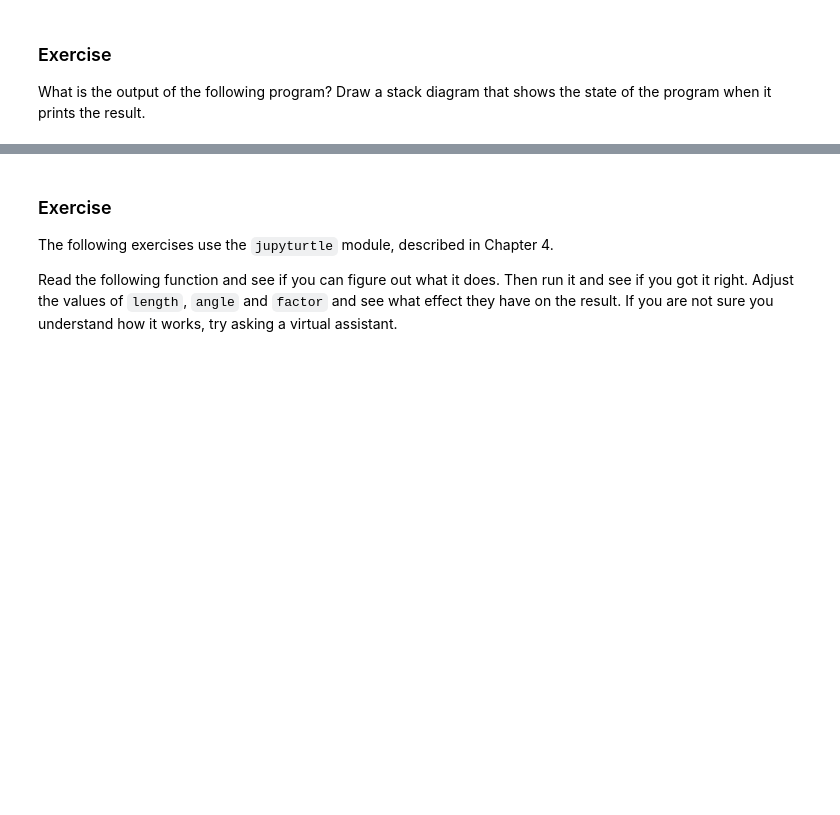
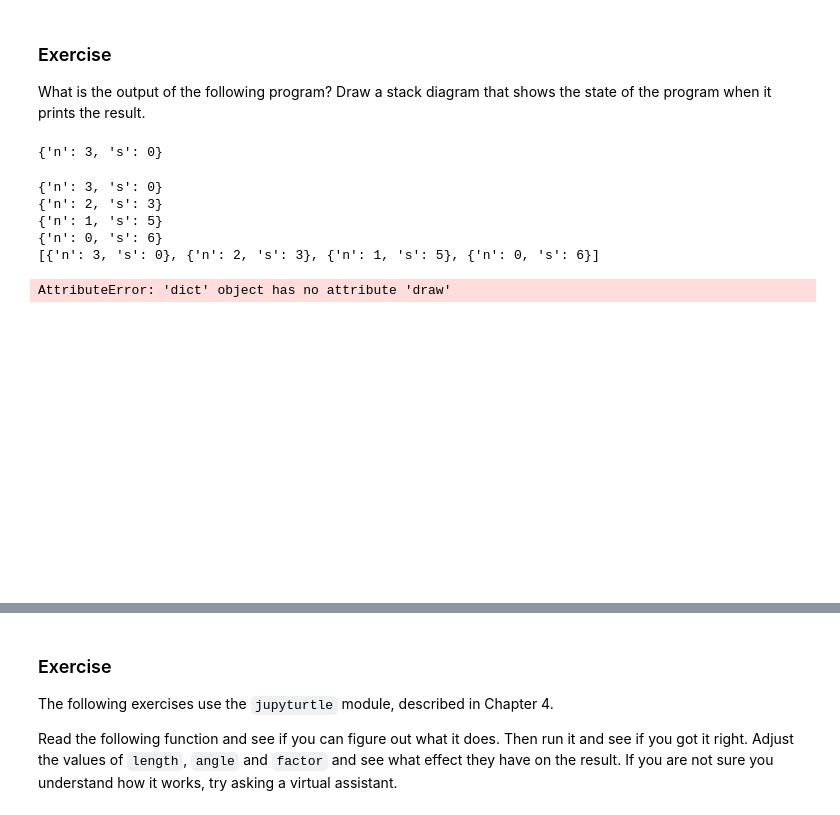
Before and after one commit to robertioxd/Think-python-book, a Jupyter notebook: chapters/chap05.ipynb, the cells around one changed output, grey strips where cells are left out. Drawn from its saved outputs; the diff is of its cells as text; code cells hidden in the pictures; blank space fills up the shorter version.

```diff
--- a/chapters/chap05.ipynb
+++ b/chapters/chap05.ipynb
@@ -633,0 +677,38 @@ recurse(3, 0)
+# %%
+print(dict(n=3,s=0))
+# %% [output]
+{'n': 3, 's': 0}
+# %%
+from diagram import make_frame, Stack, diagram
+
+# Defining the states for each recursive call
+N = 3
+S = 0
+sum = 0
+states = []
+for i in range(N+1):
+  d = dict(n = N-i , s = sum)
+  print(d)
+  states.append(d)
+  sum = sum + S + (N-i)
+
+print(states)
+
+for d in states:
+    frame = make_frame(d, name='recurse', dy=-0.3, loc='left')
+    frames.append(frame)
+
+stack = Stack(frames, dy=-0.5)
+
+width, height, x, y = [2.0, 2.5, 1.0, 2.2]
+ax = diagram(width, height)
+stack.draw(ax, x, y)
+print('Output: 6')
+# %% [output]
+{'n': 3, 's': 0}
+{'n': 2, 's': 3}
+{'n': 1, 's': 5}
+{'n': 0, 's': 6}
+[{'n': 3, 's': 0}, {'n': 2, 's': 3}, {'n': 1, 's': 5}, {'n': 0, 's': 6}]
+AttributeError: 'dict' object has no attribute 'draw'
+[figure, added]
```
Also changed, not shown: parts of 20 cells of this notebook.
